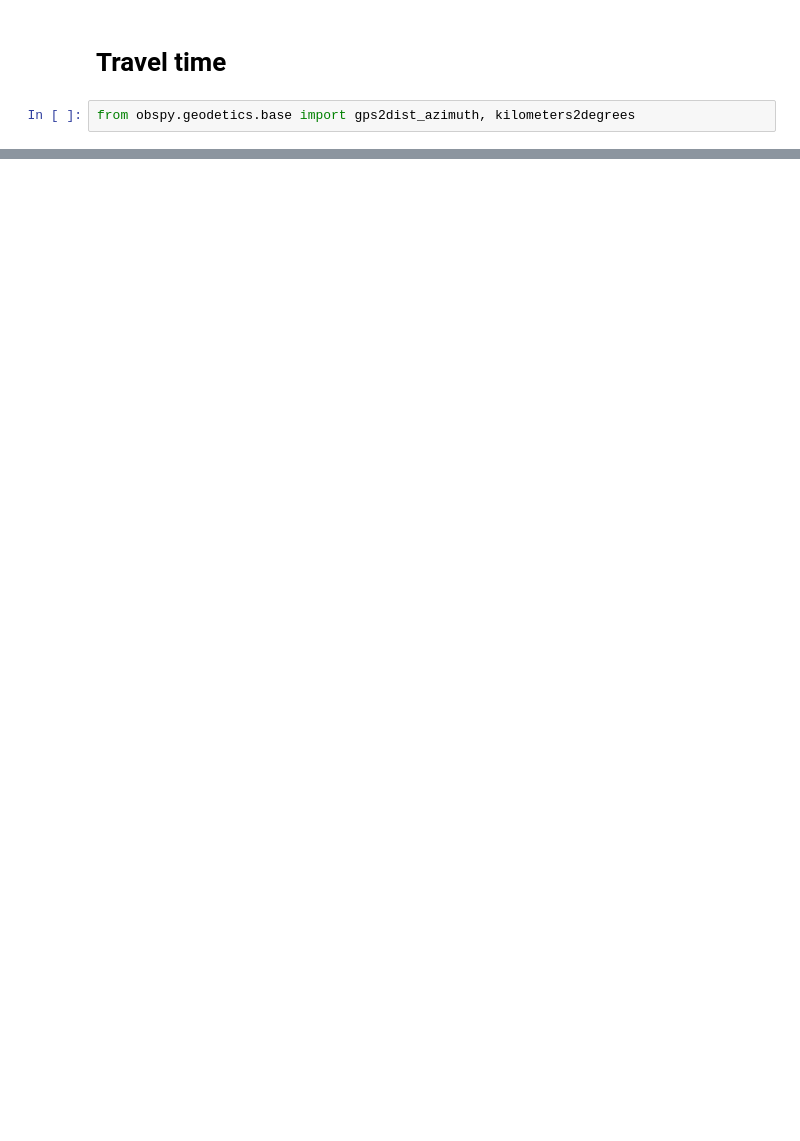
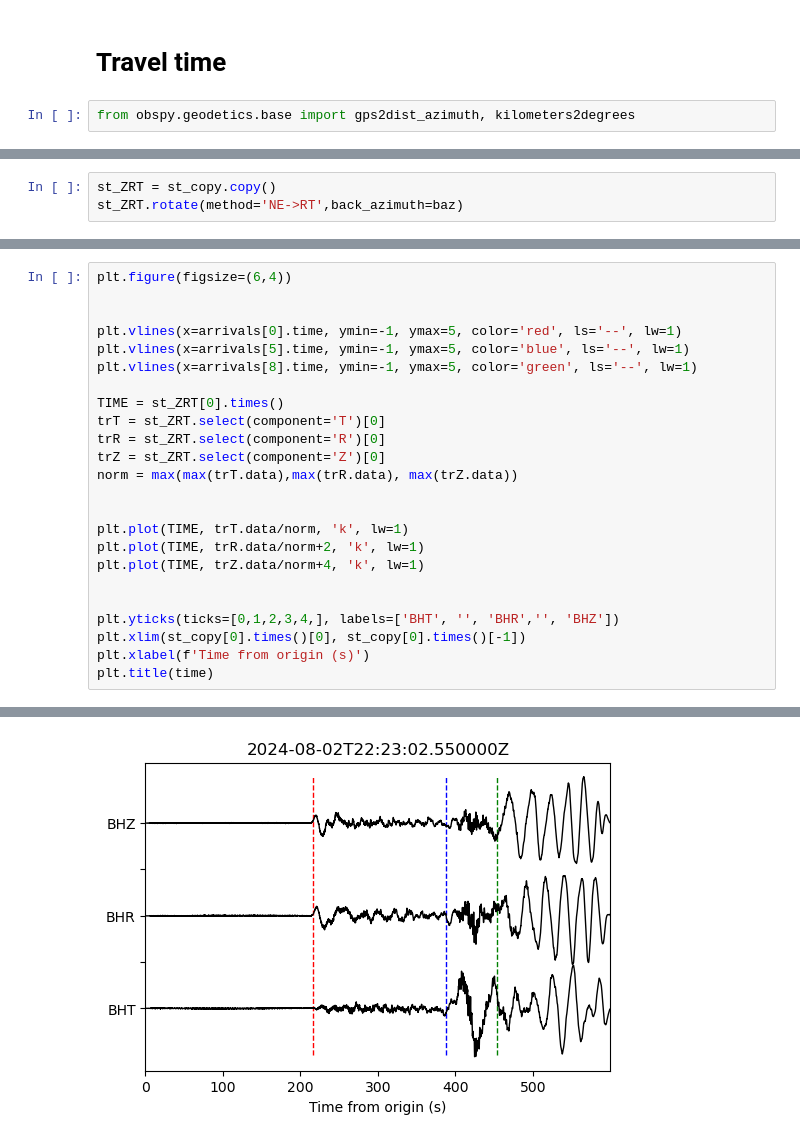
Before and after one commit to jhtong33/2024_NTU_python101, a Jupyter notebook: 03.Obspy_access_data.ipynb, the cells around one changed output, grey strips where cells are left out. Drawn from its saved outputs; the diff is of its cells as text; blank space fills up the shorter version.

```diff
--- a/03.Obspy_access_data.ipynb
+++ b/03.Obspy_access_data.ipynb
@@ -172,0 +241,3 @@ print(deg, az, baz)
+# %%
+st_ZRT = st_copy.copy()
+st_ZRT.rotate(method='NE->RT',back_azimuth=baz)
@@ -172,0 +249,25 @@ print(deg, az, baz)
+# %%
+plt.figure(figsize=(6,4))
+
+
+plt.vlines(x=arrivals[0].time, ymin=-1, ymax=5, color='red', ls='--', lw=1)
+plt.vlines(x=arrivals[5].time, ymin=-1, ymax=5, color='blue', ls='--', lw=1)
+plt.vlines(x=arrivals[8].time, ymin=-1, ymax=5, color='green', ls='--', lw=1)
+
+TIME = st_ZRT[0].times()
+trT = st_ZRT.select(component='T')[0]
+trR = st_ZRT.select(component='R')[0]
+trZ = st_ZRT.select(component='Z')[0]
+norm = max(max(trT.data),max(trR.data), max(trZ.data))
+
+
+plt.plot(TIME, trT.data/norm, 'k', lw=1)
+plt.plot(TIME, trR.data/norm+2, 'k', lw=1)
+plt.plot(TIME, trZ.data/norm+4, 'k', lw=1)
+
+
+plt.yticks(ticks=[0,1,2,3,4,], labels=['BHT', '', 'BHR','', 'BHZ'])
+plt.xlim(st_copy[0].times()[0], st_copy[0].times()[-1])
+plt.xlabel(f'Time from origin (s)')
+plt.title(time)
+# %% [output]
@@ -172,0 +275 @@ print(deg, az, baz)
+[figure, added]
```
Also changed, not shown: parts of 18 cells of this notebook.
